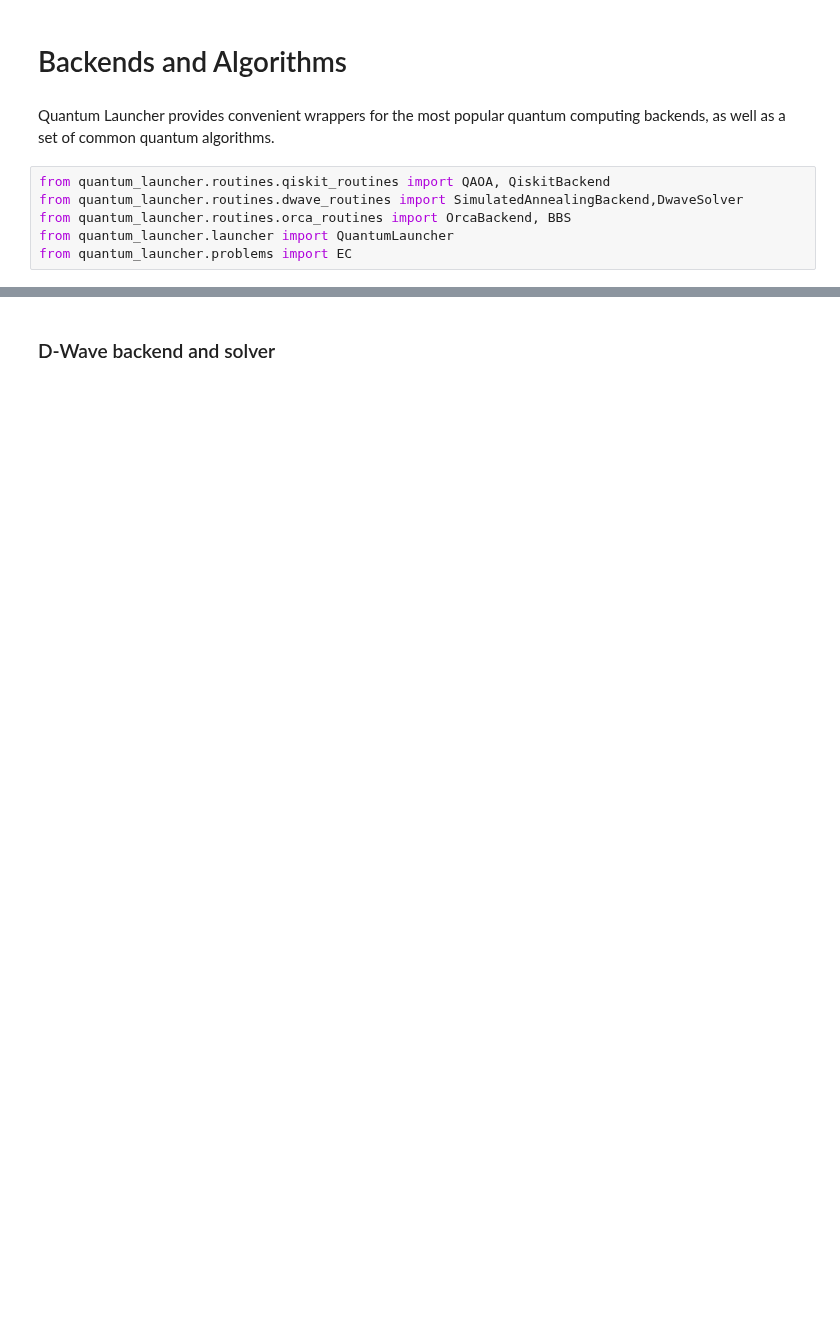
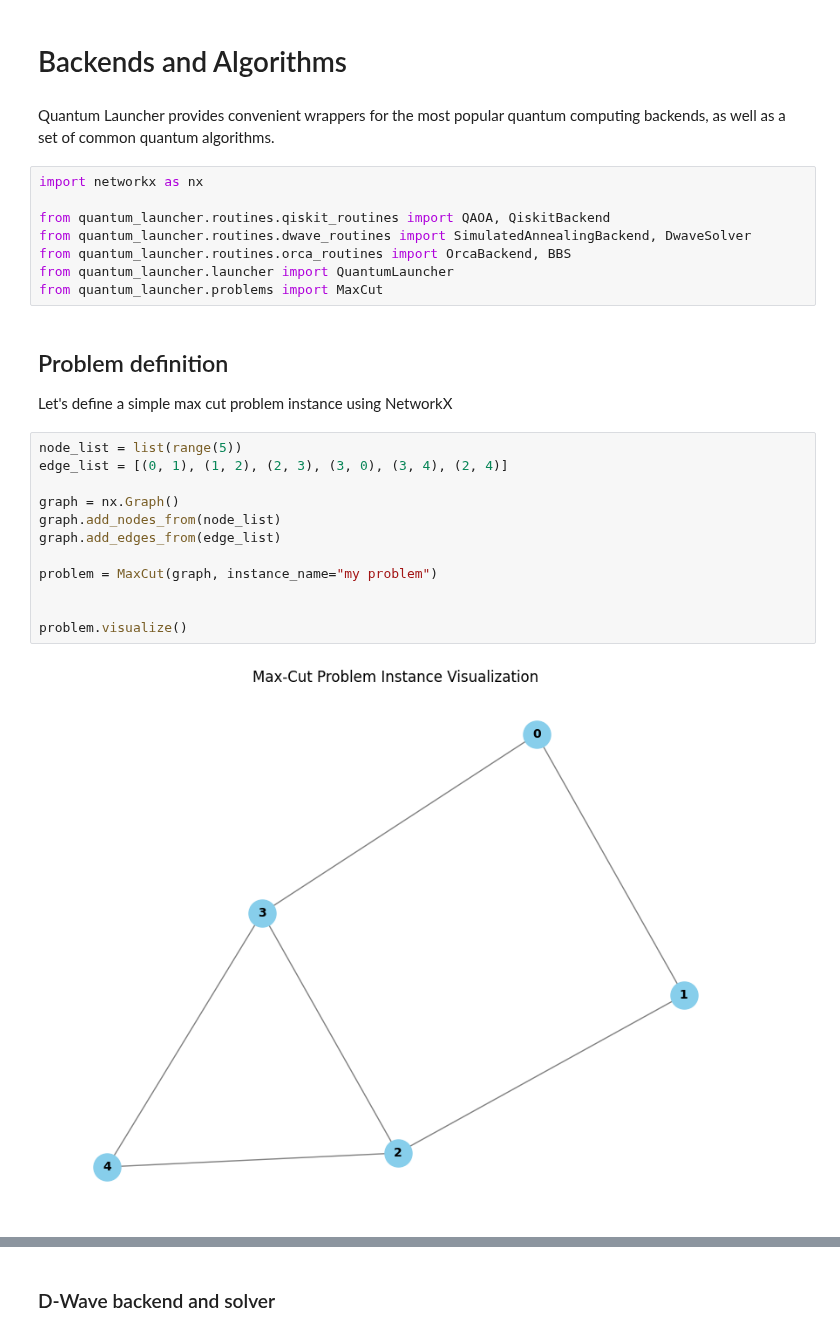
Before and after one commit to PCSS-Quantum/QLauncher, a Jupyter notebook: examples/backends_algorithms.ipynb, the cells around one changed output, grey strips where cells are left out. Cells and saved outputs as stored; diff of their text form; blank space fills up the shorter version.

```diff
--- a/examples/backends_algorithms.ipynb
+++ b/examples/backends_algorithms.ipynb
@@ -3,8 +3,27 @@
 # %% [markdown]
 Quantum Launcher provides convenient wrappers for the most popular quantum computing backends, as well as a set of common quantum algorithms.
 # %%
+import networkx as nx
+
 from quantum_launcher.routines.qiskit_routines import QAOA, QiskitBackend
-from quantum_launcher.routines.dwave_routines import SimulatedAnnealingBackend,DwaveSolver
+from quantum_launcher.routines.dwave_routines import SimulatedAnnealingBackend, DwaveSolver
 from quantum_launcher.routines.orca_routines import OrcaBackend, BBS
 from quantum_launcher.launcher import QuantumLauncher
-from quantum_launcher.problems import EC
+from quantum_launcher.problems import MaxCut
+# %% [markdown]
+## Problem definition
+Let's define a simple max cut problem instance using NetworkX
+# %%
+node_list = list(range(5))
+edge_list = [(0, 1), (1, 2), (2, 3), (3, 0), (3, 4), (2, 4)]
+
+graph = nx.Graph()
+graph.add_nodes_from(node_list)
+graph.add_edges_from(edge_list)
+
+problem = MaxCut(graph, instance_name="my problem")
+
+
+problem.visualize()
+# %% [output]
+[figure, added]
```
Also changed, not shown: parts of 8 cells of this notebook, 11 other files.
